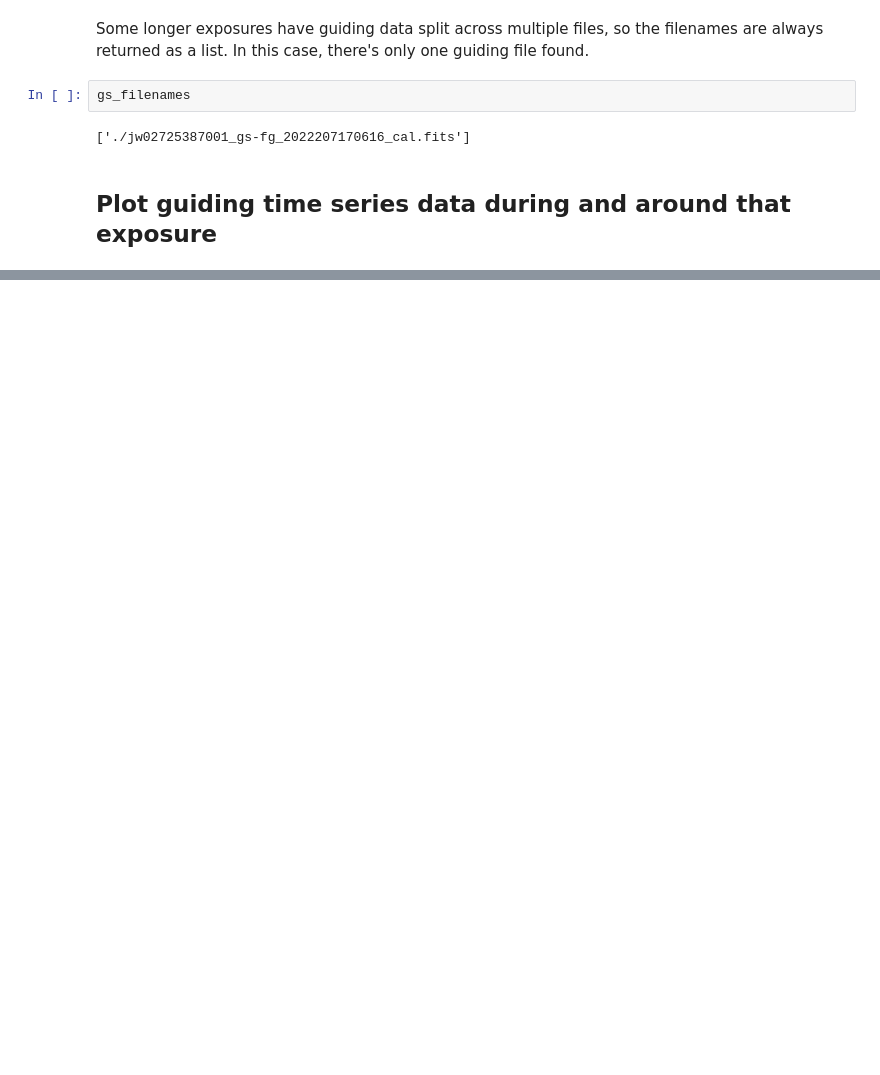
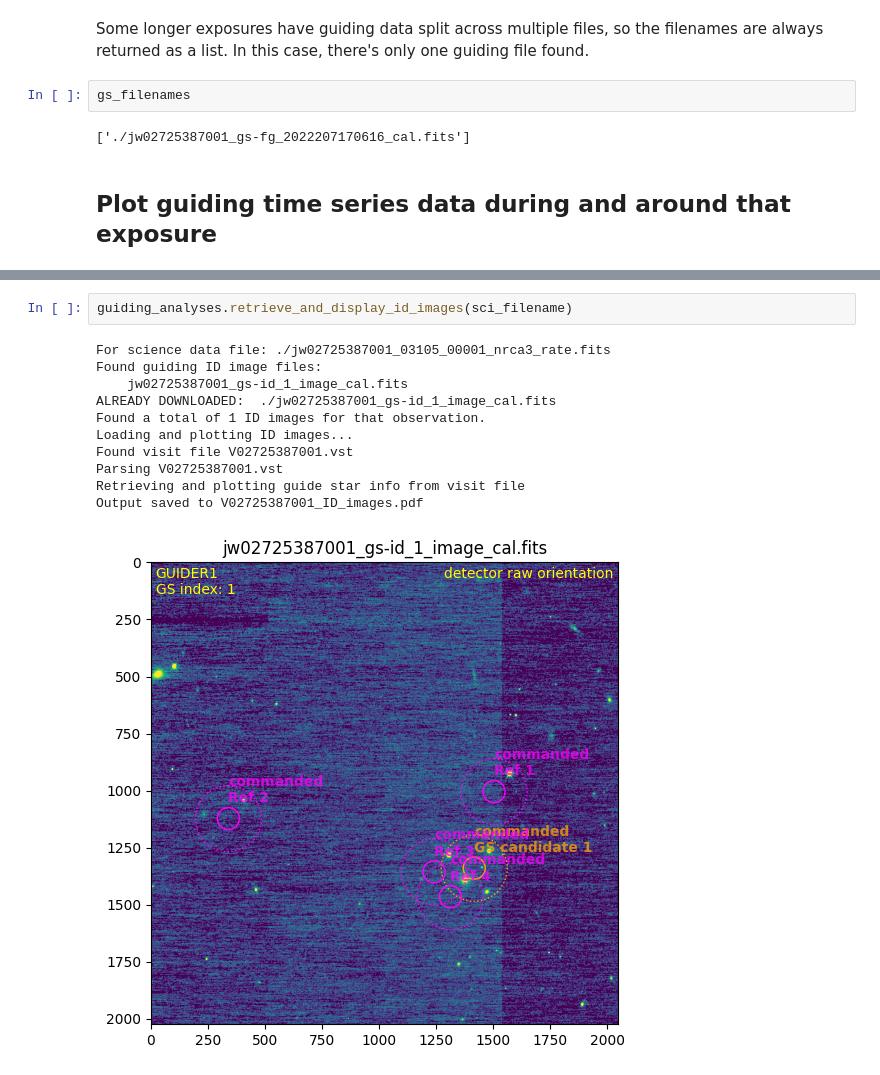
Before and after one commit to mperrin/misc_jwst, a Jupyter notebook: notebooks/Examining_JWST_Guiding_Performance_Data.ipynb, the cells around one changed output, grey strips where cells are left out. Saved outputs shown, nothing was run; the diff lists cells and outputs as text; blank space fills up the shorter version.

```diff
--- a/notebooks/Examining_JWST_Guiding_Performance_Data.ipynb
+++ b/notebooks/Examining_JWST_Guiding_Performance_Data.ipynb
@@ -67,3 +86,17 @@ COMPLETE:  ./jw01442003001_gs-fg_2022122130431_cal.fits
+# %%
+guiding_analyses.retrieve_and_display_id_images(sci_filename)
+# %% [output]
+For science data file: ./jw02725387001_03105_00001_nrca3_rate.fits
+Found guiding ID image files:
+    jw02725387001_gs-id_1_image_cal.fits
+ALREADY DOWNLOADED:  ./jw02725387001_gs-id_1_image_cal.fits
+Found a total of 1 ID images for that observation.
+Loading and plotting ID images...
+Found visit file V02725387001.vst
+Parsing V02725387001.vst
+Retrieving and plotting guide star info from visit file
+Output saved to V02725387001_ID_images.pdf
+[figure, added]
 # %% [markdown]
 ## About this notebook
 
```
Also changed, not shown: parts of 10 cells of this notebook, 1 other file.
